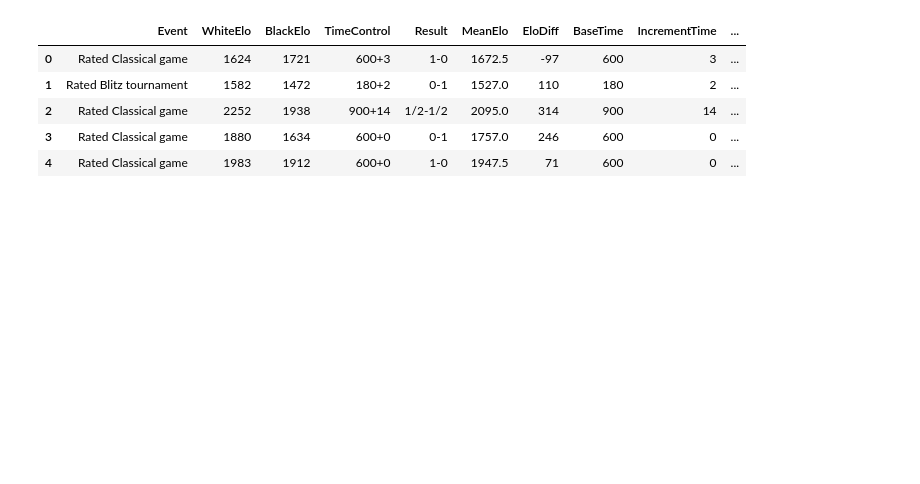
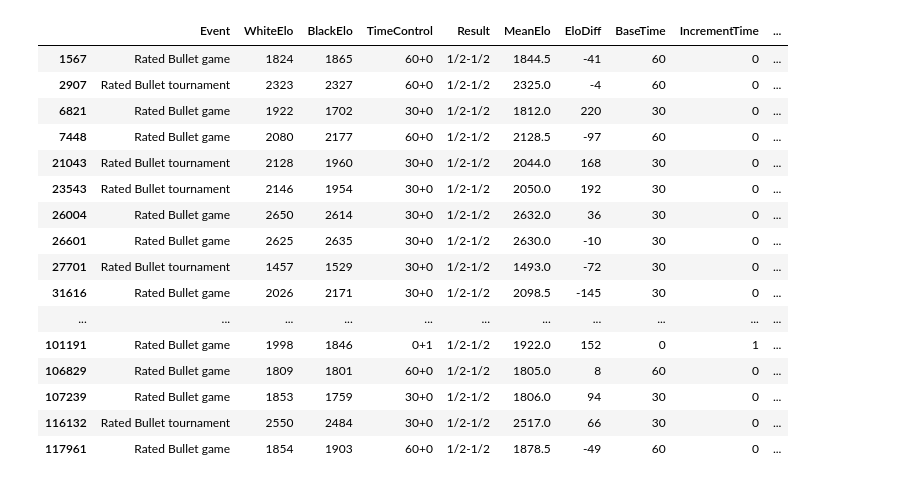
Before and after one commit to Tikhon-Radkevich/Chess-Winner-Prediction, a Jupyter notebook: notebooks/game_duration_analyze.ipynb, the cells around one changed output. Saved outputs shown, nothing was run; the diff lists cells and outputs as text; code cells hidden in the pictures; blank space fills up the shorter version.

```diff
--- a/notebooks/game_duration_analyze.ipynb
+++ b/notebooks/game_duration_analyze.ipynb
@@ -6,16 +6,27 @@ import seaborn as sns
 
 from config import ROOT_DIR
 # %%
-df = pd.read_csv(ROOT_DIR + "/data/processed/lichess_db_standard_rated_2017-10.csv")
+df = pd.read_csv(ROOT_DIR + "/data/processed/lichess_db_standard_rated_2017-03.csv")
 # %%
-df.head()
+df[(df["Draw"] == 1) & (df["GameDuration"] < 60)]
 # %% [output]
 |  | Event | WhiteElo | BlackElo | TimeControl | Result | MeanElo | EloDiff | BaseTime | IncrementTime | ... |
-| 0 | Rated Classical game | 1624 | 1721 | 600+3 | 1-0 | 1672.5 | -97 | 600 | 3 | ... |
-| 1 | Rated Blitz tournament | 1582 | 1472 | 180+2 | 0-1 | 1527.0 | 110 | 180 | 2 | ... |
-| 2 | Rated Classical game | 2252 | 1938 | 900+14 | 1/2-1/2 | 2095.0 | 314 | 900 | 14 | ... |
-| 3 | Rated Classical game | 1880 | 1634 | 600+0 | 0-1 | 1757.0 | 246 | 600 | 0 | ... |
-| 4 | Rated Classical game | 1983 | 1912 | 600+0 | 1-0 | 1947.5 | 71 | 600 | 0 | ... |
+| 1567 | Rated Bullet game | 1824 | 1865 | 60+0 | 1/2-1/2 | 1844.5 | -41 | 60 | 0 | ... |
+| 2907 | Rated Bullet tournament | 2323 | 2327 | 60+0 | 1/2-1/2 | 2325.0 | -4 | 60 | 0 | ... |
+| 6821 | Rated Bullet game | 1922 | 1702 | 30+0 | 1/2-1/2 | 1812.0 | 220 | 30 | 0 | ... |
+| 7448 | Rated Bullet game | 2080 | 2177 | 60+0 | 1/2-1/2 | 2128.5 | -97 | 60 | 0 | ... |
+| 21043 | Rated Bullet tournament | 2128 | 1960 | 30+0 | 1/2-1/2 | 2044.0 | 168 | 30 | 0 | ... |
+| 23543 | Rated Bullet tournament | 2146 | 1954 | 30+0 | 1/2-1/2 | 2050.0 | 192 | 30 | 0 | ... |
+| 26004 | Rated Bullet game | 2650 | 2614 | 30+0 | 1/2-1/2 | 2632.0 | 36 | 30 | 0 | ... |
+| 26601 | Rated Bullet game | 2625 | 2635 | 30+0 | 1/2-1/2 | 2630.0 | -10 | 30 | 0 | ... |
+| 27701 | Rated Bullet tournament | 1457 | 1529 | 30+0 | 1/2-1/2 | 1493.0 | -72 | 30 | 0 | ... |
+| 31616 | Rated Bullet game | 2026 | 2171 | 30+0 | 1/2-1/2 | 2098.5 | -145 | 30 | 0 | ... |
+| ... | ... | ... | ... | ... | ... | ... | ... | ... | ... | ... |
+| 101191 | Rated Bullet game | 1998 | 1846 | 0+1 | 1/2-1/2 | 1922.0 | 152 | 0 | 1 | ... |
+| 106829 | Rated Bullet game | 1809 | 1801 | 60+0 | 1/2-1/2 | 1805.0 | 8 | 60 | 0 | ... |
+| 107239 | Rated Bullet game | 1853 | 1759 | 30+0 | 1/2-1/2 | 1806.0 | 94 | 30 | 0 | ... |
+| 116132 | Rated Bullet tournament | 2550 | 2484 | 30+0 | 1/2-1/2 | 2517.0 | 66 | 30 | 0 | ... |
+| 117961 | Rated Bullet game | 1854 | 1903 | 60+0 | 1/2-1/2 | 1878.5 | -49 | 60 | 0 | ... |
 # %%
 data = df[(df["GameDuration"] > 0) & (df["GameDuration"] < 4000)].copy()
 # %%
```
Also changed, not shown: parts of 3 cells of this notebook, 1 other file.
